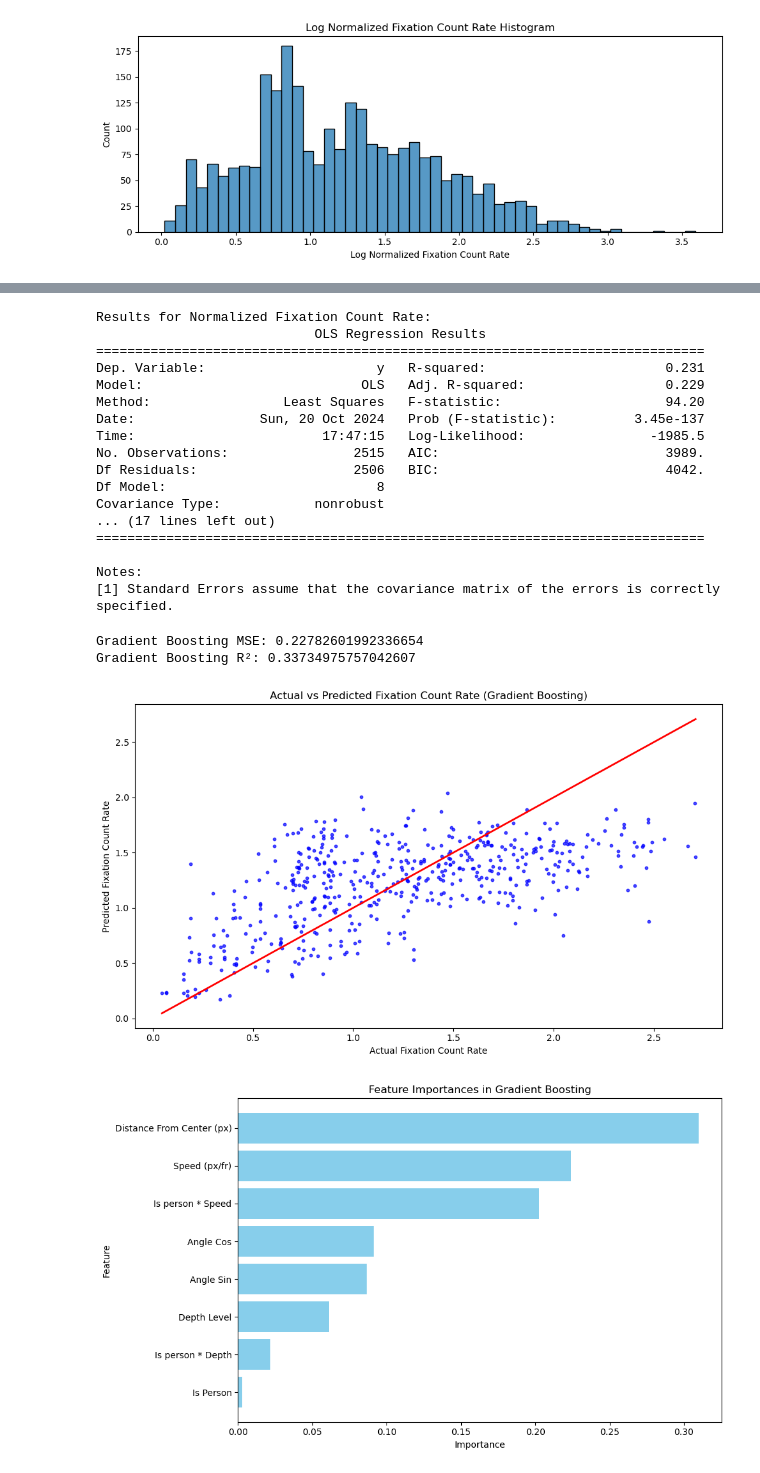
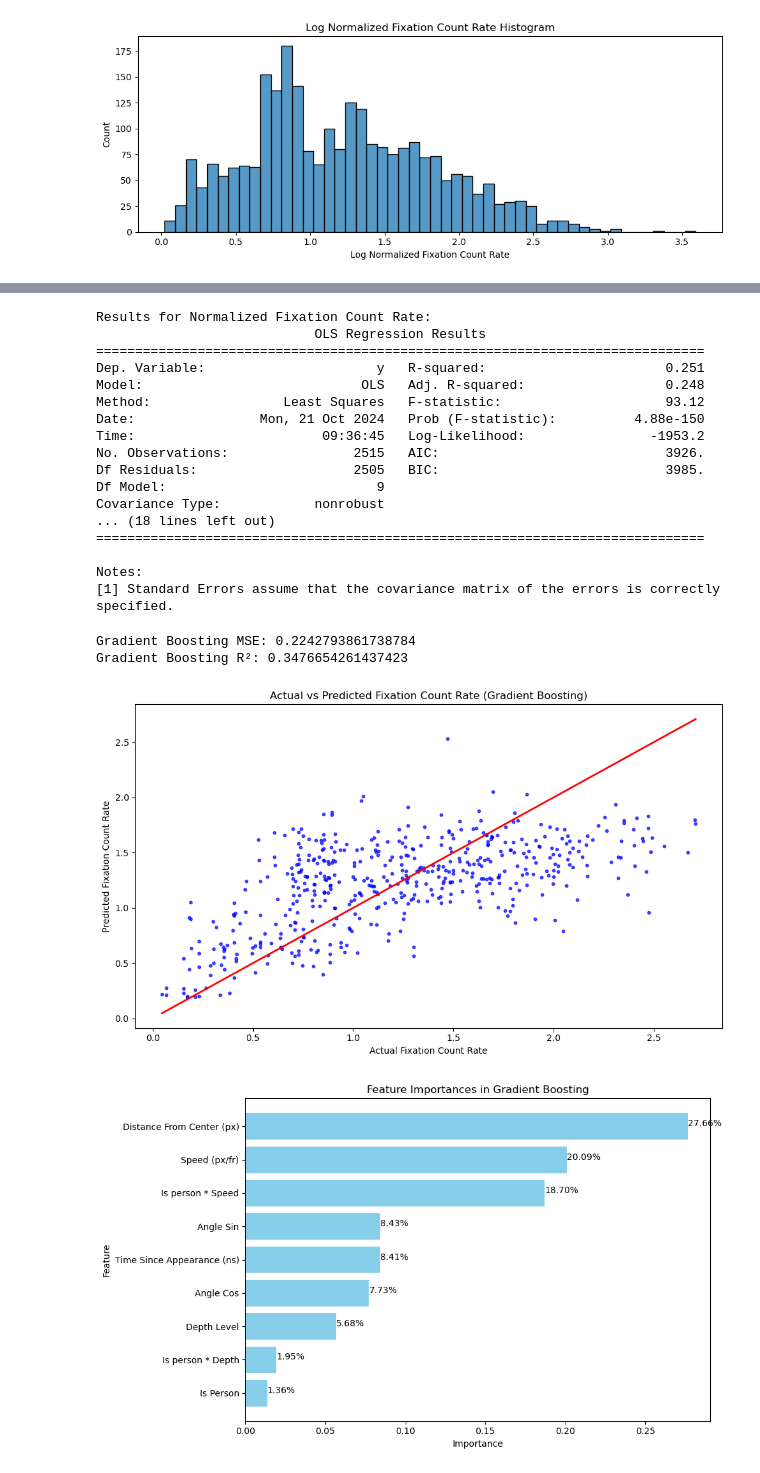
Before and after one commit to ArnaudPoletto/cs-599-window-views-visual-attention, a Jupyter notebook: notebooks/tracking.ipynb, the cells around one changed output, grey strips where cells are left out. Drawn from its saved outputs; the diff is of its cells as text; code cells hidden in the pictures.

```diff
--- a/notebooks/tracking.ipynb
+++ b/notebooks/tracking.ipynb
@@ -1641,6 +1638,7 @@ input_predictor_columns = [
     "AngleSin",
     "AngleCos",
     "DepthLevel",
+    "StartTimeSinceAppearance_ns",
 ]
 input_predictor_labels = [
     "Is Person",
@@ -1649,6 +1647,7 @@ input_predictor_labels = [
     "Angle Sin",
     "Angle Cos",
     "Depth Level",
+    "Time Since Appearance (ns)",
 ]
 
 interaction_predictor_columns = [
@@ -1837,15 +1837,6 @@ plot_vif(
 # %%
 # Add a constant to the features (required by statsmodels)
-X_df = pd.DataFrame(X, columns=[
-    "Is Person",
-    "Speed (px/fr)",
-    "Distance from Center (px)",
-    "Angle Sin",
-    "Angle Cos",
-    "Depth Level",
-    "Is Person * Depth Level",
-    "Is Person * Speed (px/fr)",
-])
+X_df = pd.DataFrame(X, columns=predictor_labels)
 X_const = sm.add_constant(X_df)
 
 # Model for Normalized Fixation Count Rate
@@ -1859,16 +1850,16 @@ print(results_count.summary())
 Results for Normalized Fixation Count Rate:
                             OLS Regression Results
 ==============================================================================
-Dep. Variable:                      y   R-squared:                       0.231
-Model:                            OLS   Adj. R-squared:                  0.229
-Method:                 Least Squares   F-statistic:                     94.20
-Date:                Sun, 20 Oct 2024   Prob (F-statistic):          3.45e-137
-Time:                        17:47:15   Log-Likelihood:                -1985.5
-No. Observations:                2515   AIC:                             3989.
-Df Residuals:                    2506   BIC:                             4042.
-Df Model:                           8
+Dep. Variable:                      y   R-squared:                       0.251
+Model:                            OLS   Adj. R-squared:                  0.248
+Method:                 Least Squares   F-statistic:                     93.12
+Date:                Mon, 21 Oct 2024   Prob (F-statistic):          4.88e-150
+Time:                        09:36:45   Log-Likelihood:                -1953.2
+No. Observations:                2515   AIC:                             3926.
+Df Residuals:                    2505   BIC:                             3985.
+Df Model:                           9
 Covariance Type:            nonrobust
-... (17 lines left out)
+... (18 lines left out)
 ==============================================================================
 
 Notes:
@@ -1914,8 +1905,8 @@ def apply_gradient_boosting(X, y, test_size=0.2, random_state=42, n_estimators=1
 
 gbr, y_test, y_pred = apply_gradient_boosting(X, y_count)
 # %% [output]
-Gradient Boosting MSE: 0.22782601992336654
-Gradient Boosting R²: 0.33734975757042607
+Gradient Boosting MSE: 0.2242793861738784
+Gradient Boosting R²: 0.3476654261437423
 # %%
 def plot_actual_vs_predicted(y_test, y_pred):
     """
@@ -1943,41 +1934,44 @@ def plot_actual_vs_predicted(y_test, y_pred):
 
 plot_actual_vs_predicted(y_test, y_pred)
 # %% [output]
-[figure, old version]
+[figure, new version]
 # %%
 def plot_feature_importance(gbr, feature_names):
     """
     Plot feature importances from a Gradient Boosting Regressor model.
 
     Args:
         gbr: Trained Gradient Boosting Regressor model.
         feature_names (list): List of feature names.
     """
     # Get the feature importances from the trained model
     importances = gbr.feature_importances_
 
     # Create a DataFrame to map feature names to their importance
     feature_importance_df = pd.DataFrame({
         'Feature': feature_names,
         'Importance': importances
     })
 
     # Sort the features by importance
     feature_importance_df = feature_importance_df.sort_values(by='Importance', ascending=False)
 
     # Plot the feature importances
     plt.figure(figsize=(10, 6))
     plt.barh(feature_importance_df['Feature'], feature_importance_df['Importance'], color='skyblue')
+    # Print exact percentages on the bars
+    for index, value in enumerate(feature_importance_df['Importance']):
+        plt.text(value, index, f'{value*100:.2f}%')
     plt.xlabel('Importance')
     plt.ylabel('Feature')
     plt.title('Feature Importances in Gradient Boosting')
-    plt.gca().invert_yaxis()  # To show the most important feature at the top
+    plt.gca().invert_yaxis()
     plt.tight_layout()
     plt.show()
 
 plot_feature_importance(gbr, predictor_labels)
 # %% [output]
-[figure, old version]
+[figure, new version]
 # %%
 def plot_shap_values(gbr, X_train, feature_names):
     """
```
Also changed, not shown: parts of 5 cells of this notebook, 3 other files.
